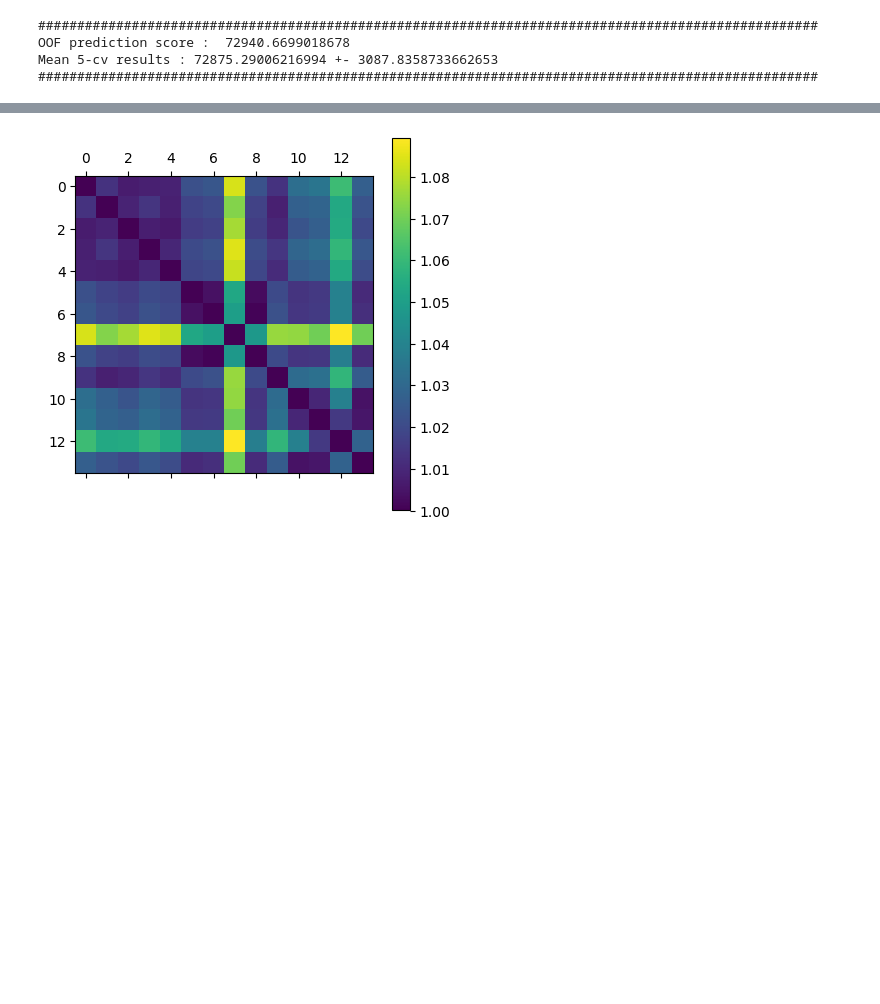
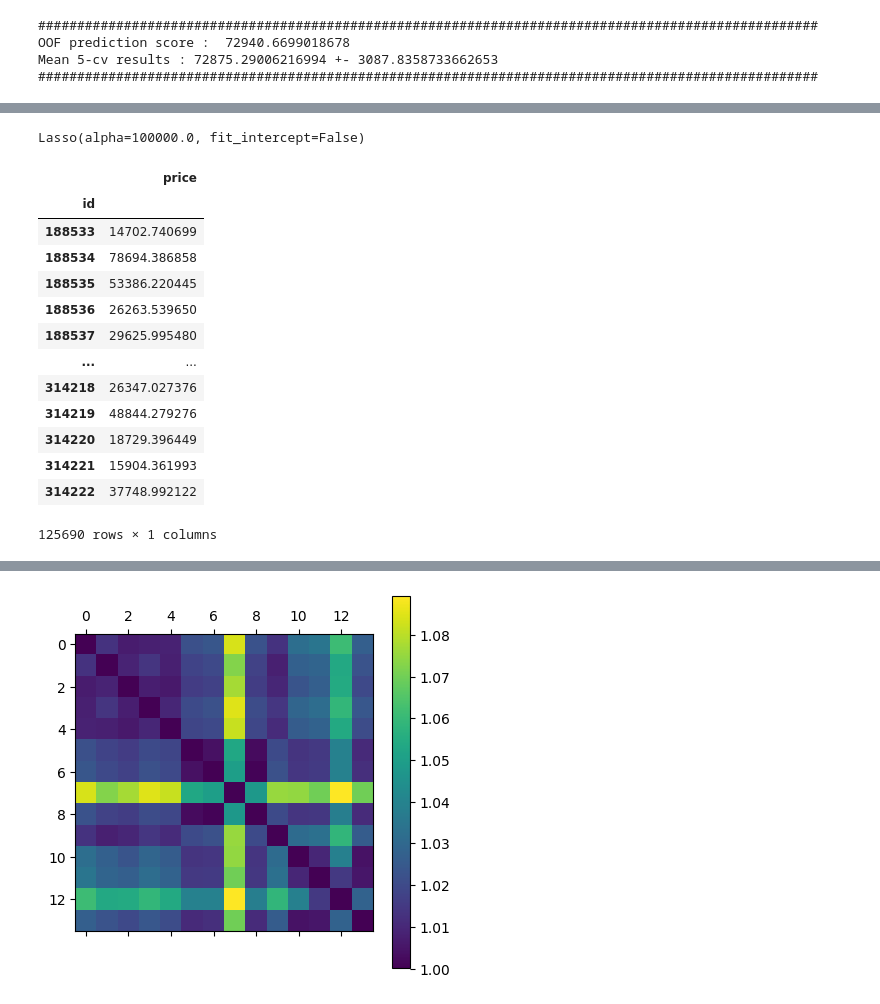
Before and after one commit to yuwei-1/Kaggle-tools, a Jupyter notebook: tuning-final-lgbm.ipynb, the cells around one changed output, grey strips where cells are left out. Saved outputs shown, nothing was run; the diff lists cells and outputs as text; code cells hidden in the pictures; blank space fills up the shorter version.

```diff
--- a/tuning-final-lgbm.ipynb
+++ b/tuning-final-lgbm.ipynb
@@ -575,0 +552,28 @@ best_test.load_saved_prediction_files(additional_predictions)
+# %%
+from sklearn.linear_model import Lasso
+
+
+las = Lasso(alpha=1e5, fit_intercept=False)
+las.fit(full_oof_pred, new_df.loc['train', 'price'].loc[full_oof_pred.index])
+# %% [output]
+Lasso(alpha=100000.0, fit_intercept=False)
+# %%
+testpred = las.predict(full_test_pred)
+# %%
+sample_sub['price'] =  testpred#las.predict(full_test_pred)
+sample_sub
+# %% [output]
+|  | price |
+| id |  |
+| 188533 | 14702.740699 |
+| 188534 | 78694.386858 |
+| 188535 | 53386.220445 |
+| 188536 | 26263.539650 |
+| 188537 | 29625.995480 |
+| ... | ... |
+| 314218 | 26347.027376 |
+| 314219 | 48844.279276 |
+| 314220 | 18729.396449 |
+| 314221 | 15904.361993 |
+| 314222 | 37748.992122 |
+125690 rows × 1 columns
```
Also changed, not shown: parts of 24 cells of this notebook, 20 other files.
